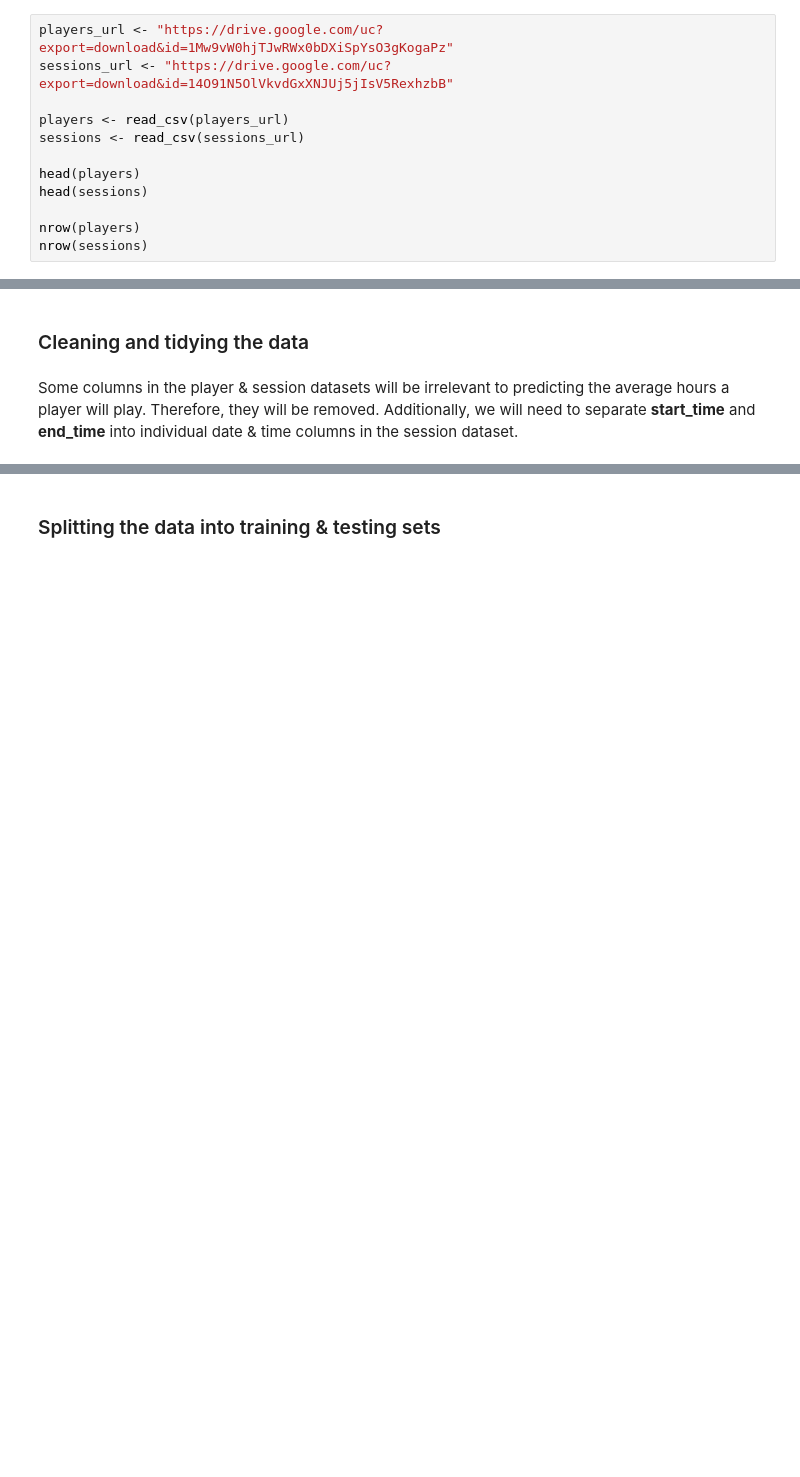
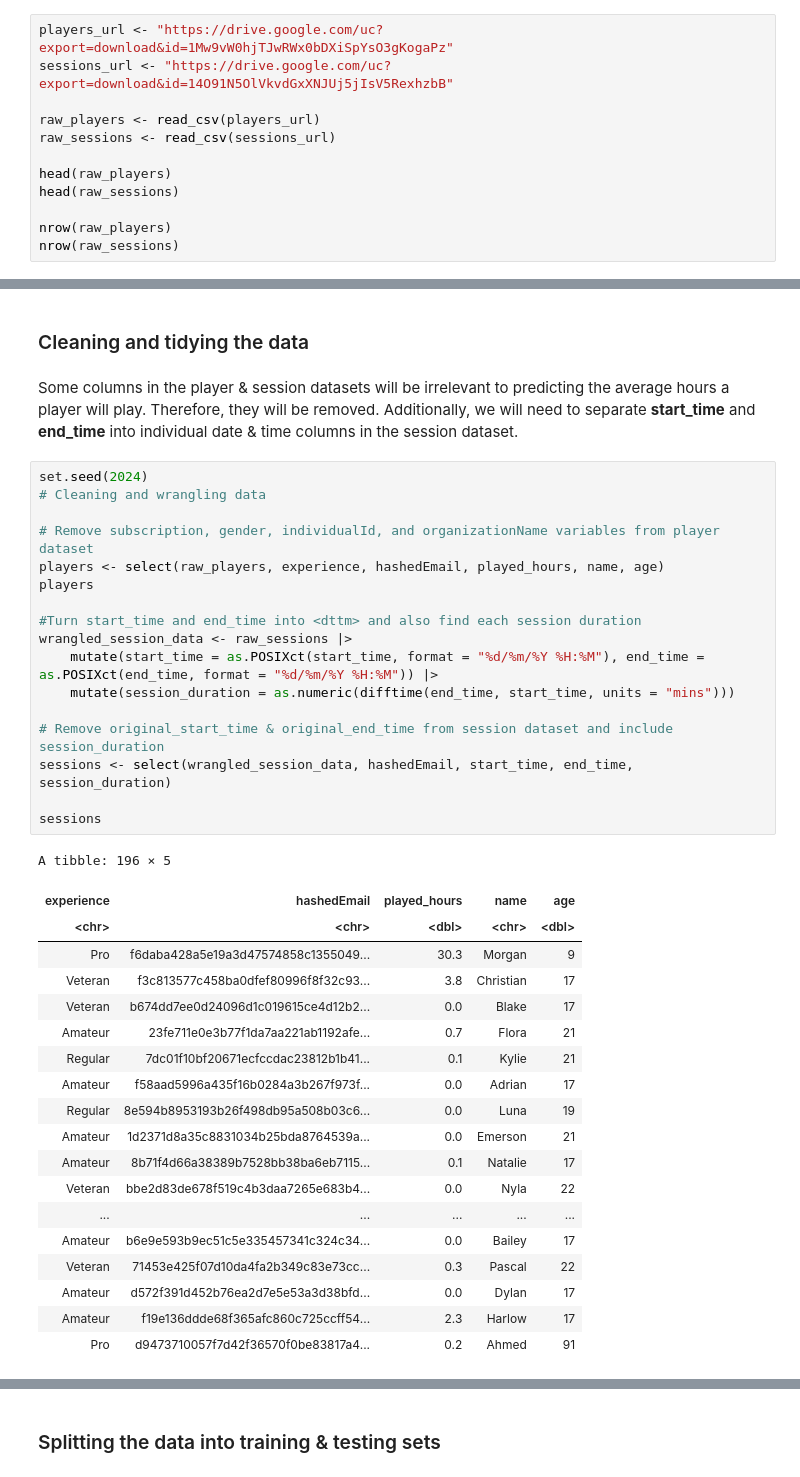
Before and after one commit to realchh/DSCI100-Group-009-22, a Jupyter notebook: Project Final Report.ipynb, the cells around one changed output, grey strips where cells are left out. Saved outputs shown, nothing was run; the diff lists cells and outputs as text; blank space fills up the shorter version.

```diff
--- a/Project Final Report.ipynb
+++ b/Project Final Report.ipynb
@@ -81,14 +99,14 @@ We utilized **read_csv** to import the player & session datasets from the Google
 players_url <- "https://drive.google.com/uc?export=download&id=1Mw9vW0hjTJwRWx0bDXiSpYsO3gKogaPz"
 sessions_url <- "https://drive.google.com/uc?export=download&id=14O91N5OlVkvdGxXNJUj5jIsV5RexhzbB"
 
-players <- read_csv(players_url)
-sessions <- read_csv(sessions_url)
+raw_players <- read_csv(players_url)
+raw_sessions <- read_csv(sessions_url)
 
-head(players)
-head(sessions)
+head(raw_players)
+head(raw_sessions)
 
-nrow(players)
-nrow(sessions)
+nrow(raw_players)
+nrow(raw_sessions)
 # %% [output]
 Rows: 196 Columns: 9
 ── Column specification ────────────────────────────────────────────────────────
@@ -135,3 +153,40 @@ Player dataset contains columns that are either categorical or quantitative. Mor
 ### Cleaning and tidying the data
 # %% [markdown]
 Some columns in the player & session datasets will be irrelevant to predicting the average hours a player will play. Therefore, they will be removed. Additionally, we will need to separate **start_time** and **end_time** into individual date & time columns in the session dataset.
+# %%
+set.seed(2024)
+# Cleaning and wrangling data
+
+# Remove subscription, gender, individualId, and organizationName variables from player dataset
+players <- select(raw_players, experience, hashedEmail, played_hours, name, age)
+players
+
+#Turn start_time and end_time into <dttm> and also find each session duration
+wrangled_session_data <- raw_sessions |>
+    mutate(start_time = as.POSIXct(start_time, format = "%d/%m/%Y %H:%M"), end_time = as.POSIXct(end_time, format = "%d/%m/%Y %H:%M")) |>
+    mutate(session_duration = as.numeric(difftime(end_time, start_time, units = "mins")))
+
+# Remove original_start_time & original_end_time from session dataset and include session_duration
+sessions <- select(wrangled_session_data, hashedEmail, start_time, end_time, session_duration)
+
+sessions
+# %% [output]
+A tibble: 196 × 5
+| experience | hashedEmail | played_hours | name | age |
+| <chr> | <chr> | <dbl> | <chr> | <dbl> |
+| Pro | f6daba428a5e19a3d47574858c1355049... | 30.3 | Morgan | 9 |
+| Veteran | f3c813577c458ba0dfef80996f8f32c93... | 3.8 | Christian | 17 |
+| Veteran | b674dd7ee0d24096d1c019615ce4d12b2... | 0.0 | Blake | 17 |
+| Amateur | 23fe711e0e3b77f1da7aa221ab1192afe... | 0.7 | Flora | 21 |
+| Regular | 7dc01f10bf20671ecfccdac23812b1b41... | 0.1 | Kylie | 21 |
+| Amateur | f58aad5996a435f16b0284a3b267f973f... | 0.0 | Adrian | 17 |
+| Regular | 8e594b8953193b26f498db95a508b03c6... | 0.0 | Luna | 19 |
+| Amateur | 1d2371d8a35c8831034b25bda8764539a... | 0.0 | Emerson | 21 |
+| Amateur | 8b71f4d66a38389b7528bb38ba6eb7115... | 0.1 | Natalie | 17 |
+| Veteran | bbe2d83de678f519c4b3daa7265e683b4... | 0.0 | Nyla | 22 |
+| ... | ... | ... | ... | ... |
+| Amateur | b6e9e593b9ec51c5e335457341c324c34... | 0.0 | Bailey | 17 |
+| Veteran | 71453e425f07d10da4fa2b349c83e73cc... | 0.3 | Pascal | 22 |
+| Amateur | d572f391d452b76ea2d7e5e53a3d38bfd... | 0.0 | Dylan | 17 |
+| Amateur | f19e136ddde68f365afc860c725ccff54... | 2.3 | Harlow | 17 |
+| Pro | d9473710057f7d42f36570f0be83817a4... | 0.2 | Ahmed | 91 |
```
Also changed, not shown: parts of 3 cells of this notebook.
